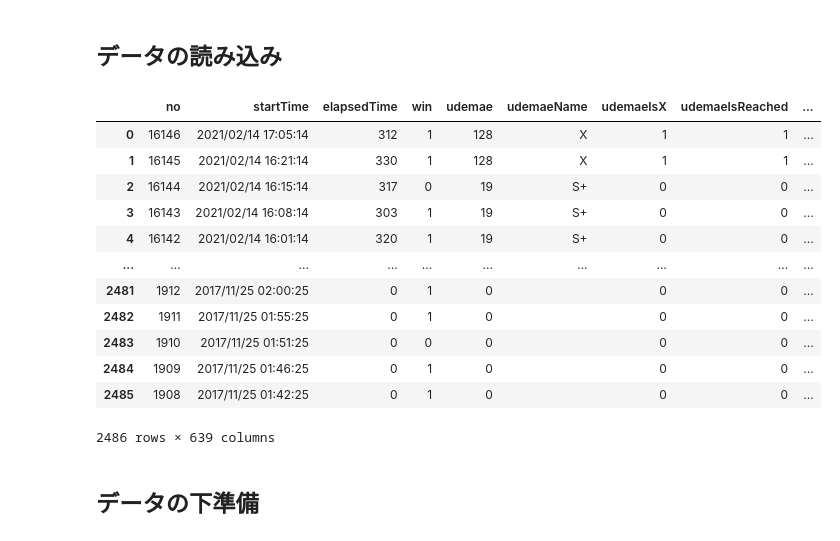
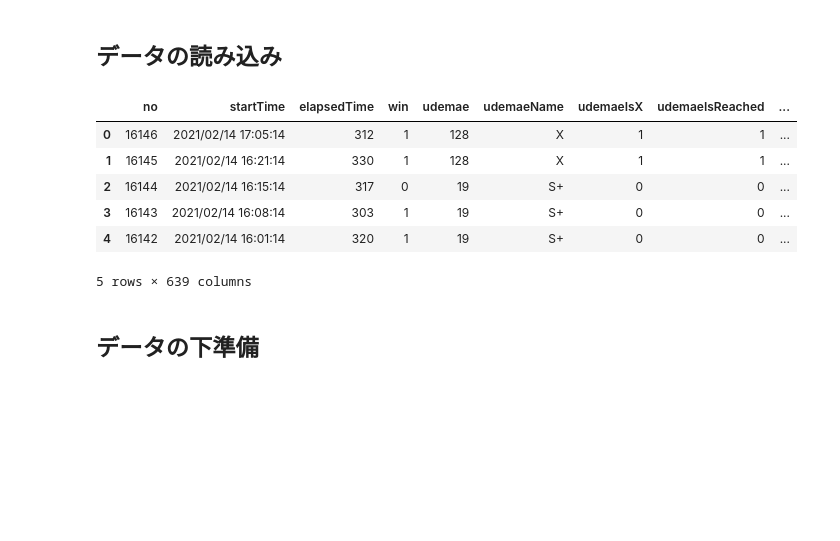
Before and after one commit to cu0001/splatoon-match-analysis, a Jupyter notebook: analyze_splatoon_playdata.ipynb, the cells around one changed output. Drawn from its saved outputs; the diff is of its cells as text; code cells hidden in the pictures; blank space fills up the shorter version.

```diff
--- a/analyze_splatoon_playdata.ipynb
+++ b/analyze_splatoon_playdata.ipynb
@@ -14,22 +14,16 @@ from sklearn.metrics import accuracy_score, classification_report
 # %%
 # プレイデータの読み込み
 data = pd.read_csv("ikaWidgetCSV.csv", dtype=str, low_memory=False)
 
-data
+data.head()
 # %% [output]
 |  | no | startTime | elapsedTime | win | udemae | udemaeName | udemaeIsX | udemaeIsReached | ... |
 | 0 | 16146 | 2021/02/14 17:05:14 | 312 | 1 | 128 | X | 1 | 1 | ... |
 | 1 | 16145 | 2021/02/14 16:21:14 | 330 | 1 | 128 | X | 1 | 1 | ... |
 | 2 | 16144 | 2021/02/14 16:15:14 | 317 | 0 | 19 | S+ | 0 | 0 | ... |
 | 3 | 16143 | 2021/02/14 16:08:14 | 303 | 1 | 19 | S+ | 0 | 0 | ... |
 | 4 | 16142 | 2021/02/14 16:01:14 | 320 | 1 | 19 | S+ | 0 | 0 | ... |
-| ... | ... | ... | ... | ... | ... | ... | ... | ... | ... |
-| 2481 | 1912 | 2017/11/25 02:00:25 | 0 | 1 | 0 |  | 0 | 0 | ... |
-| 2482 | 1911 | 2017/11/25 01:55:25 | 0 | 1 | 0 |  | 0 | 0 | ... |
-| 2483 | 1910 | 2017/11/25 01:51:25 | 0 | 0 | 0 |  | 0 | 0 | ... |
-| 2484 | 1909 | 2017/11/25 01:46:25 | 0 | 1 | 0 |  | 0 | 0 | ... |
-| 2485 | 1908 | 2017/11/25 01:42:25 | 0 | 1 | 0 |  | 0 | 0 | ... |
-2486 rows × 639 columns
+5 rows × 639 columns
 # %% [markdown]
 ## データの下準備
 # %%
```
Also changed, not shown: parts of 4 cells of this notebook.
